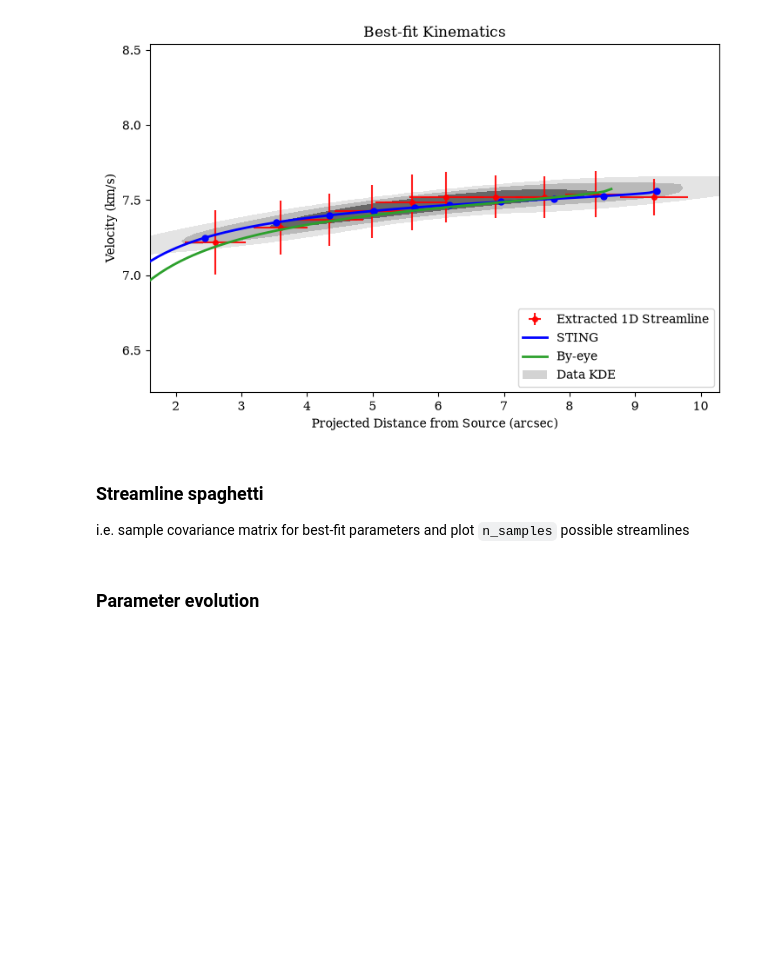
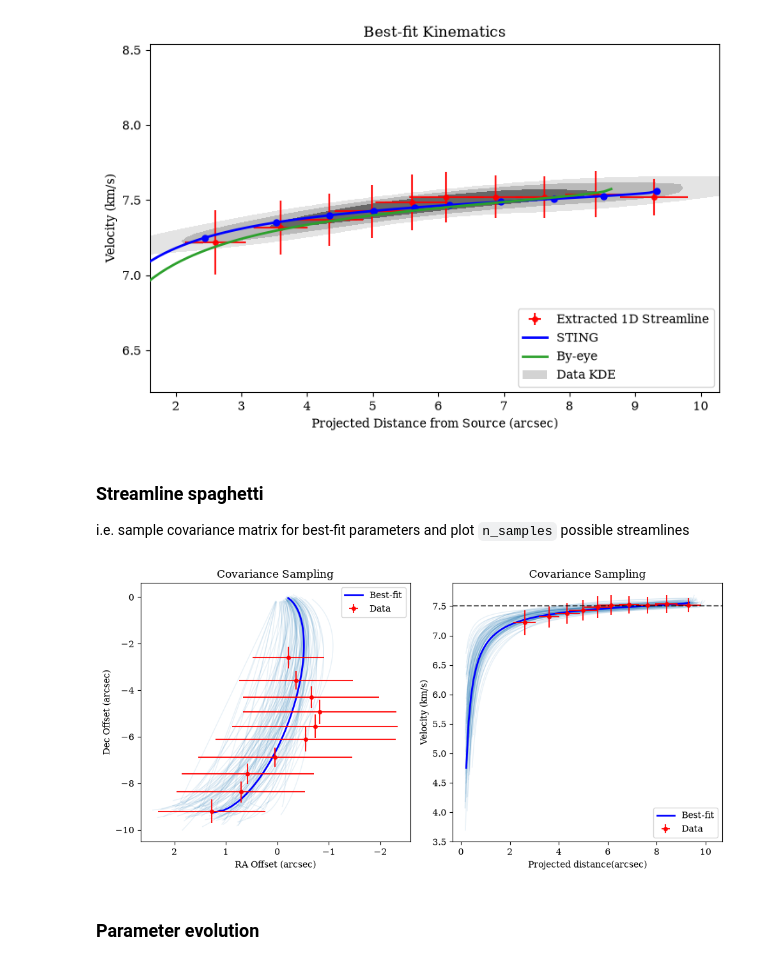
Before and after one commit to Lauren4476/sting, a Jupyter notebook: examples/sting_example_run.ipynb, the cells around one changed output. Cells and saved outputs as stored; diff of their text form; code cells hidden in the pictures; blank space fills up the shorter version.

```diff
--- a/examples/sting_example_run.ipynb
+++ b/examples/sting_example_run.ipynb
@@ -257,18 +262,19 @@ outputs.plot_vel_radius(
 i.e. sample covariance matrix for best-fit parameters and plot `n_samples` possible streamlines
 # %%
 n_samples = 100
-outputs.plot_streamline_covariance_samples(best_opt_params,
-                                    initial_opt_params,
-                                    fixed_params,
-                                    streamer.data,
-                                    streamer.uncertainties,
-                                    distance,
-                                    param_bounds,
-                                    loss_method,
-                                    gradient_tol,
-                                    v_lsr=v_lsr,
-                                    n_samples=n_samples,
-                                    save_folder=save_folder)
+outputs.plot_streamline_covariance_samples(
+    best_opt_params=result.best_opt_params,
+    fixed_params=fixed_params,
+    data=streamer.data,
+    uncertainties=streamer.uncertainties,
+    distance=distance,
+    covariance_result=result.covariance_result,
+    v_lsr=v_lsr,
+    n_samples=100,
+    save_folder=save_folder,
+)
+# %% [output]
+[figure, added]
 # %% [markdown]
 ### Parameter evolution
 # %%
```
Also changed, not shown: parts of 3 cells of this notebook, 6 other files.
